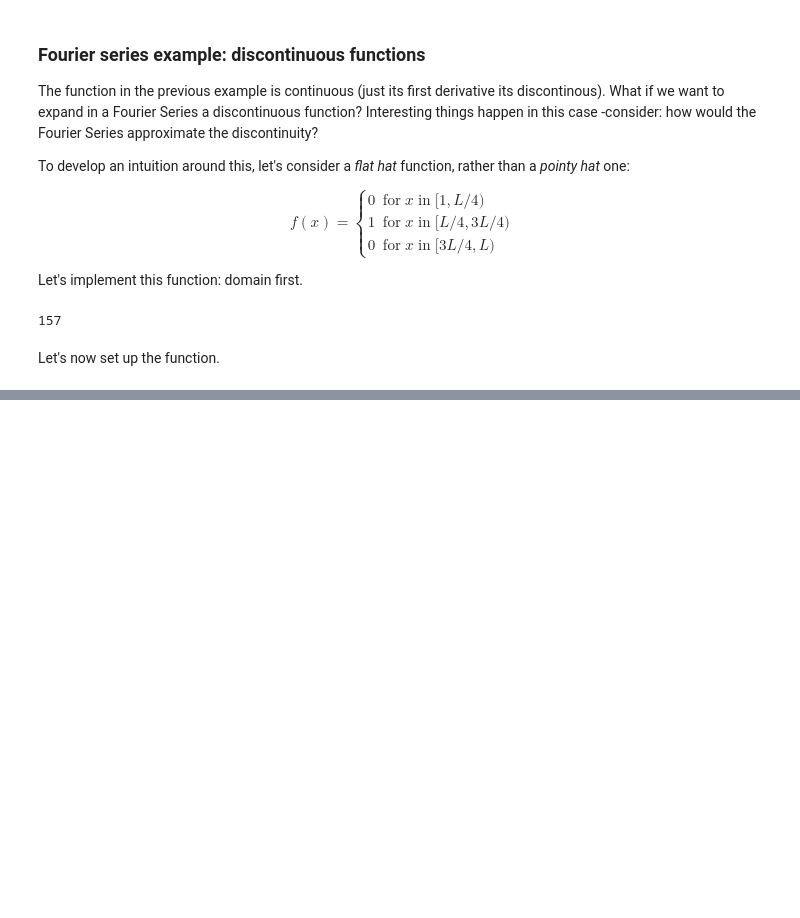
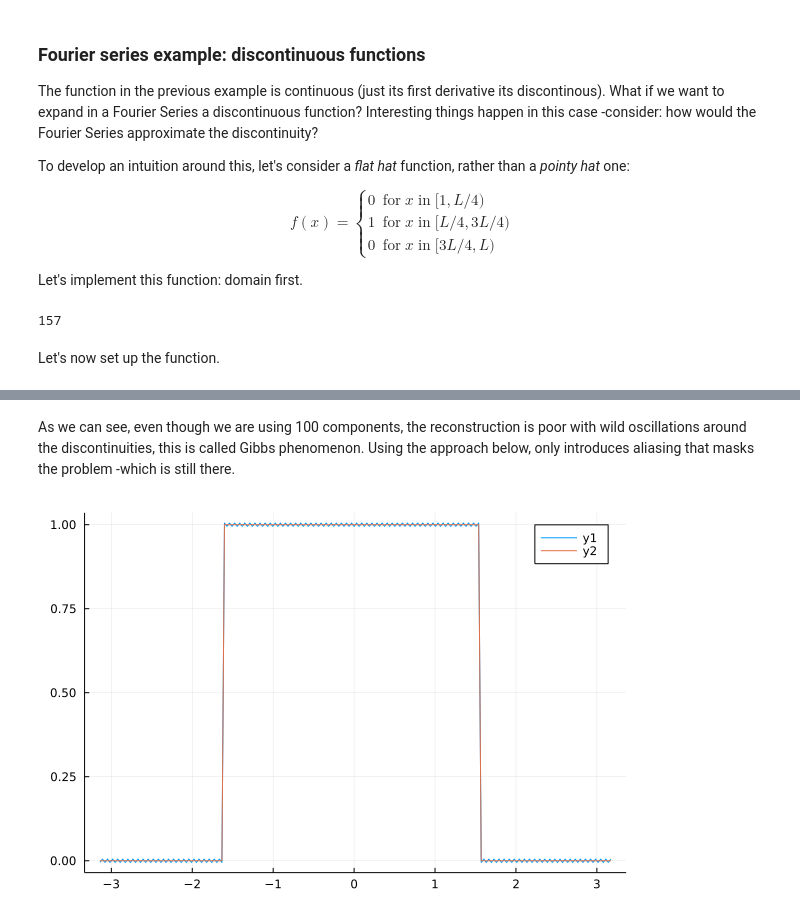
Before and after one commit to fmenol/data_driven_engineering, a Jupyter notebook: Chapter_2/Ch2_part_01.ipynb, the cells around one changed output, grey strips where cells are left out. Cells and saved outputs as stored; diff of their text form; code cells hidden in the pictures; blank space fills up the shorter version.

Commit message:
Gibbs phenomenon example complete.

```diff
--- a/Chapter_2/Ch2_part_01.ipynb
+++ b/Chapter_2/Ch2_part_01.ipynb
@@ -253,0 +273,26 @@ plot(f)
+# %% [markdown]
+As we can see, even though we are using 100 components, the reconstruction is poor with wild oscillations around the discontinuities, this is called Gibbs phenomenon. Using the approach below, only introduces aliasing that masks the problem -which is still there.
+# %%
+dx = 0.01
+L = π
+x = (-1:dx:1+dx).*L
+n = length(x)
+nquart = Int64(floor(n/4))
+
+f = zeros(size(x)...)
+f[nquart:3*nquart] .= 1.;
+# plot(x, f)
+
+A0=f'*ones(length(f))*dx
+fFS = A0/2
+
+for k in 1:100
+    A[k] = f' * cos.(π .* k .* x ./ L) .* dx
+    B[k] = f' * sin.(π .* k .* x ./ L) .* dx
+    fFS = fFS .+ A[k] .* cos.(k * π .* x ./ L) + B[k] .* sin.(k * π .* x ./ L) # reconstruction
+end
+
+plot(x, fFS)
+plot!(x, f)
+# %% [output]
+[figure, added]
```
Also changed, not shown: parts of 3 cells of this notebook.
